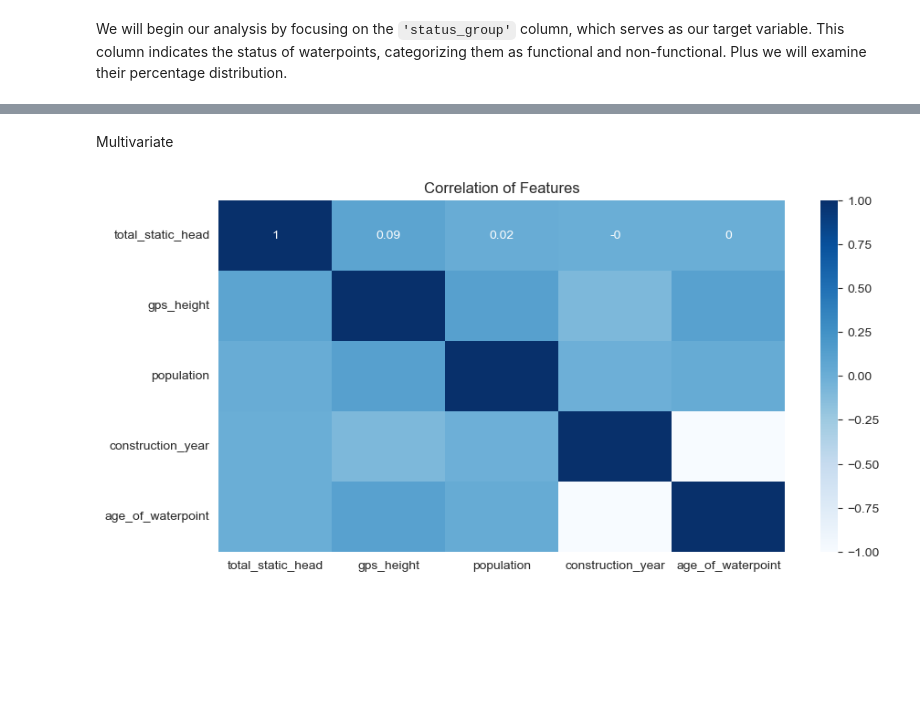
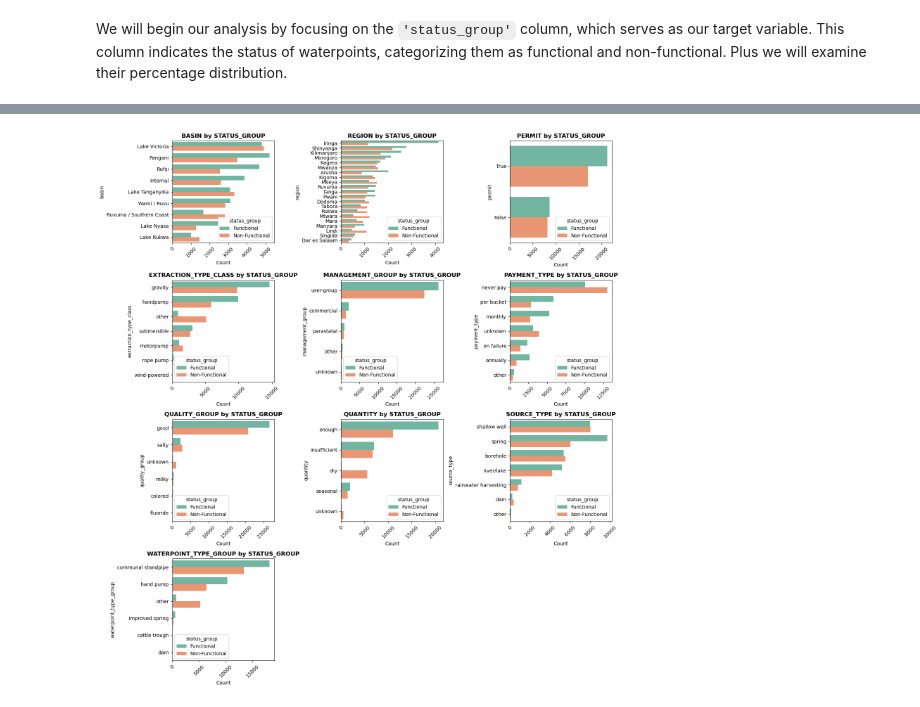
Before and after one commit to PaulMuniu/Tanzania_Water_Wells_Model, a Jupyter notebook: Tanzania_wells.ipynb, the cells around one changed output, grey strips where cells are left out. Saved outputs shown, nothing was run; the diff lists cells and outputs as text; code cells hidden in the pictures; blank space fills up the shorter version.

```diff
--- a/Tanzania_wells.ipynb
+++ b/Tanzania_wells.ipynb
@@ -666,2 +587,0 @@ count_plot(data=wells_data,column='waterpoint_type_group',hue='status_group')
-# %% [markdown]
-Multivariate
@@ -680,4 +588,59 @@ def corrmatrix(df):
-# %%
-corrmatrix(numerical_cols)
-# %% [output]
-[figure, removed]
+# %%
+import matplotlib.pyplot as plt
+import seaborn as sns
+
+class BivariateAnalysis:
+
+    def __init__(self, data):
+        self.data = data
+
+    def plot_barplots(self, columns):
+        """
+        Plots bar plots for the given columns.
+
+        """
+        num_cols = 3  # Number of columns per row
+        num_rows = (len(columns) + num_cols - 1) // num_cols  # Calculate number of rows needed
+        plt.figure(figsize=(5 * num_cols, 4 * num_rows))
+
+        for i, column in enumerate(columns, 1):
+            plt.subplot(num_rows, num_cols, i)
+            sns.countplot(y=self.data[column], palette="Set2", order=self.data[column].value_counts().index)
+            plt.title(column.upper(), weight="bold")
+            plt.xlabel('Count')
+            plt.ylabel(column)
+            plt.xticks(rotation=45)  # Rotate x-axis labels
+
+        plt.tight_layout()
+        plt.show();
+
+    def plot_bivariate_barplots(self, columns, hue):
+        """
+        Plots bivariate bar plots for the given columns with hue.
+
+        """
+        num_cols = 3  # Number of columns per row
+        num_rows = (len(columns) + num_cols - 1) // num_cols  # Calculate number of rows needed
+        plt.figure(figsize=(5 * num_cols, 4 * num_rows))
+
+        for i, column in enumerate(columns, 1):
+            plt.subplot(num_rows, num_cols, i)
+            sns.countplot(y=self.data[column], hue=self.data[hue], palette="Set2", order=self.data[column].value_counts().index)
+            plt.title(f"{column.upper()} by {hue.upper()}", weight="bold")
+            plt.xlabel('Count')
+            plt.ylabel(column)
+            plt.xticks(rotation=45)  # Rotate x-axis labels
+
+        plt.tight_layout()
+        plt.show();
+
+# Instantiating the class.
+bivariate_analysis = BivariateAnalysis(wells_data)
+
+Categorical_Columns = ['basin', 'region', 'permit', 'extraction_type_class', 'management_group',
+                       'payment_type', 'quality_group', 'quantity', 'source_type', 'waterpoint_type_group']
+
+# Plotting bivariate bar plots for categorical columns with 'status_group' as hue
+bivariate_analysis.plot_bivariate_barplots(Categorical_Columns, 'status_group')
+# %% [output]
+[figure, added]
```
Also changed, not shown: parts of 51 cells of this notebook.
